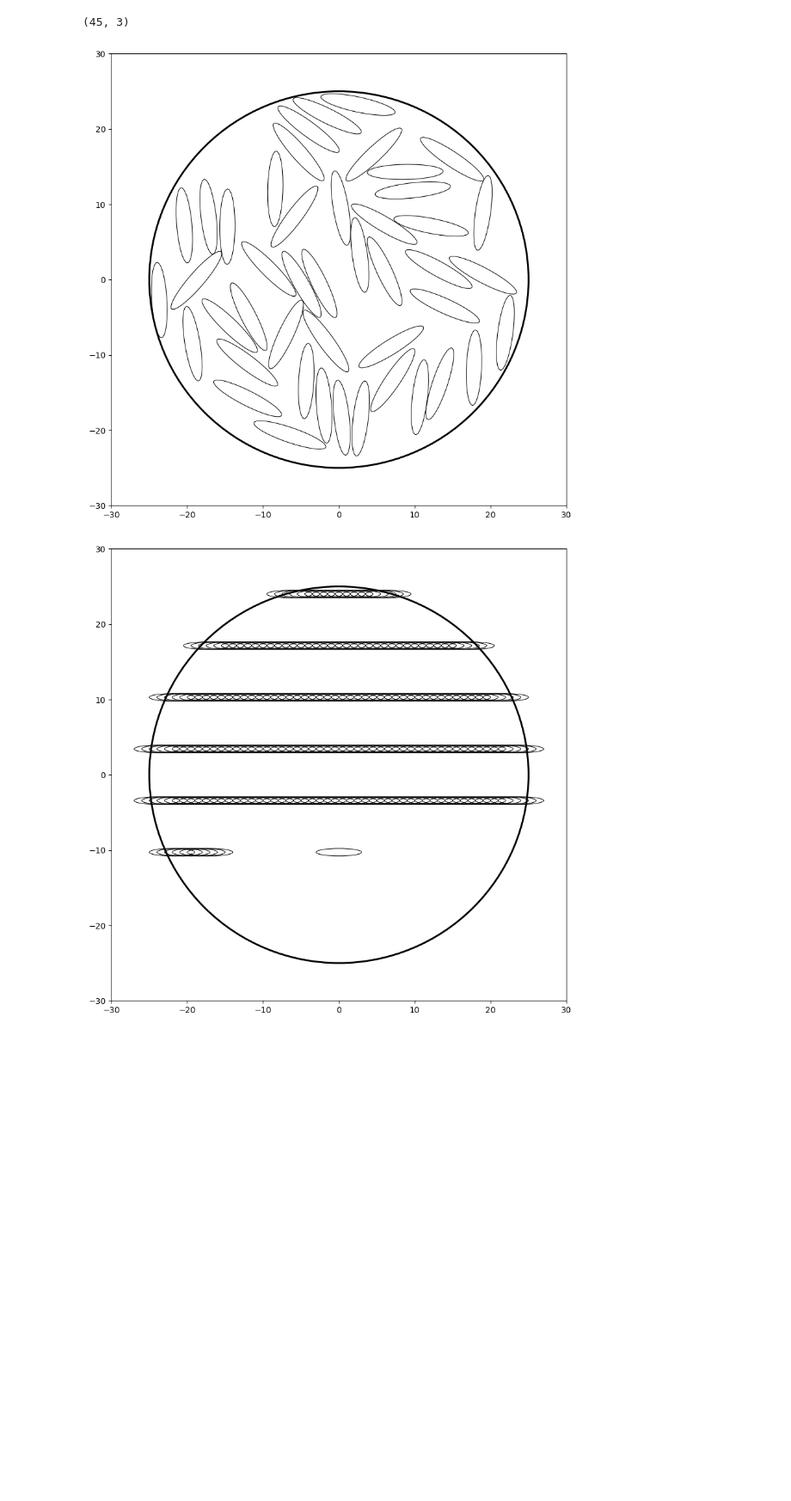
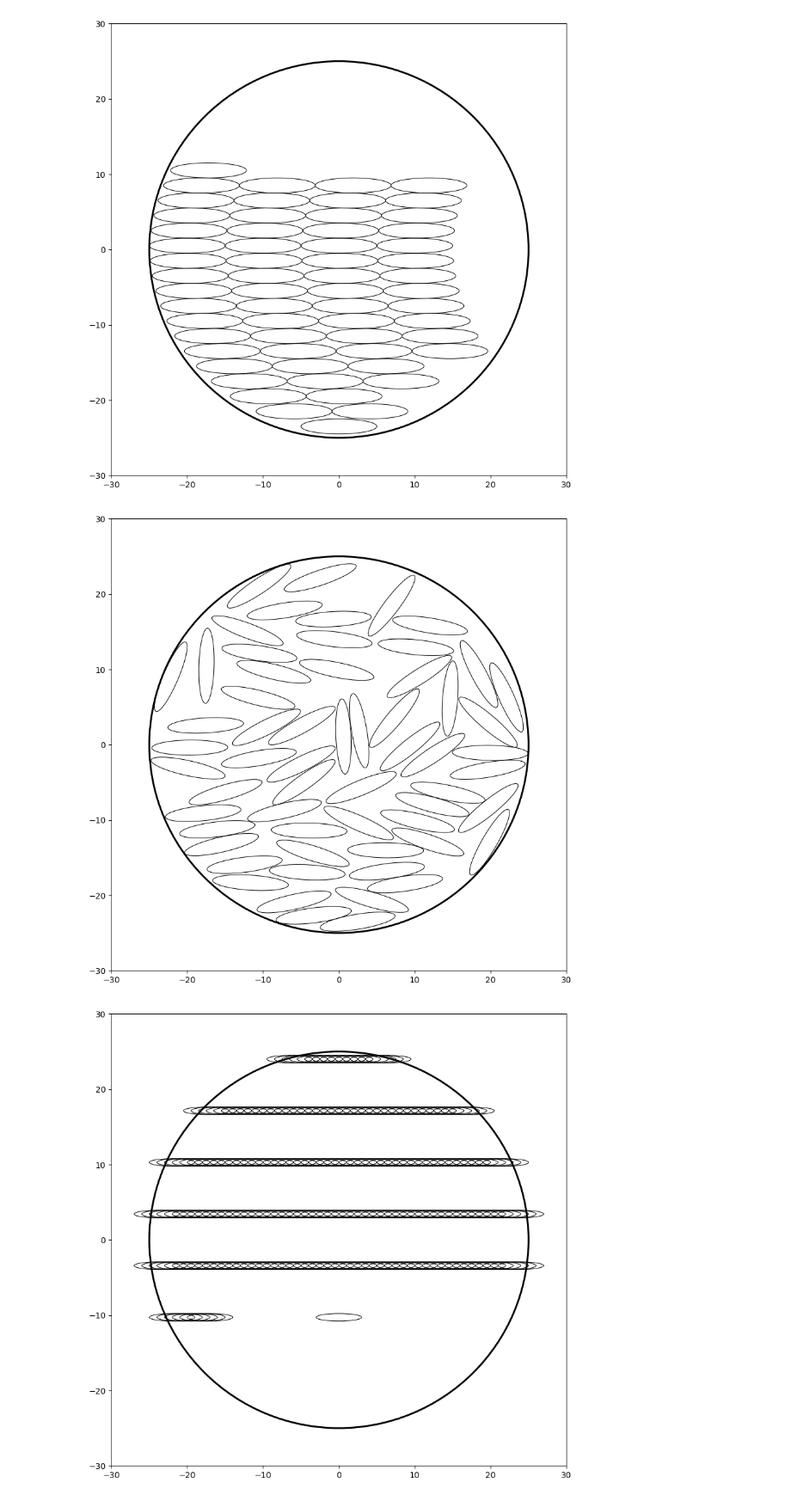
Before and after one commit to SyuW/Liquid-Crystals-Monte-Carlo, a Jupyter notebook: src/cpp/plot_initial.ipynb, the cells around one changed output. Shown at 86% size. Drawn from its saved outputs; the diff is of its cells as text; code cells hidden in the pictures; blank space fills up the shorter version.

```diff
--- a/src/cpp/plot_initial.ipynb
+++ b/src/cpp/plot_initial.ipynb
@@ -5,36 +5,37 @@ import matplotlib.pyplot as plt
 from matplotlib.collections import PatchCollection
 from matplotlib.patches import Ellipse, Rectangle, Circle, Wedge
 # %%
-positions_file = "finalPositions.txt"
+initial_positions_file = "initialPositions.txt"
+final_positions_file = "finalPositions.txt"
 
-arr = np.genfromtxt(positions_file, dtype=float, delimiter=",")
+init_arr = np.genfromtxt(initial_positions_file, dtype=float, delimiter=",")
+final_arr = np.genfromtxt(final_positions_file, dtype=float, delimiter=",")
 
 a = 5
 b = 1
 
-print(arr.shape)
+for arr in [init_arr, final_arr]:
+    fig, ax = plt.subplots()
+    fig.set_size_inches(10, 10)
+    outer_circle = plt.Circle((0, 0), 25, color="black", fill=False, linewidth=2.2)
+    ax.add_patch(outer_circle)
 
-fig, ax = plt.subplots()
-fig.set_size_inches(10, 10)
-outer_circle = plt.Circle((0, 0), 25, color="black", fill=False, linewidth=2.2)
-ax.add_patch(outer_circle)
+    for i in range(0, final_arr.shape[0]):
+        pos = arr[i, :]
+        ellipse_angle = (180 / np.pi) * (pos[-1] % np.pi)
+        particle = Ellipse(xy=pos[:-1], angle=ellipse_angle,
+                        width=2 * a, height=2 * b,
+                        linewidth=0.75, color='black', fill=False)
+        ax.add_patch(particle)
 
-for i in range(0, arr.shape[0]):
-    pos = arr[i, :]
-    ellipse_angle = (180 / np.pi) * (pos[-1] % np.pi)
-    particle = Ellipse(xy=pos[:-1], angle=ellipse_angle,
-                    width=2 * a, height=2 * b,
-                    linewidth=0.75, color='black', fill=False)
-    ax.add_patch(particle)
-
-scale = 25
-ax.set_xlim(-scale-5, scale+5)
-ax.set_ylim(-scale-5, scale+5)
+    scale = 25
+    ax.set_xlim(-scale-5, scale+5)
+    ax.set_ylim(-scale-5, scale+5)
 
 plt.show()
 # %% [output]
-(45, 3)
-[figure, old version]
+[figure, new version]
+[figure, added]
 # %%
 positions_file = "finalPositions.txt"
 
```
Also changed, not shown: 2 other files.
